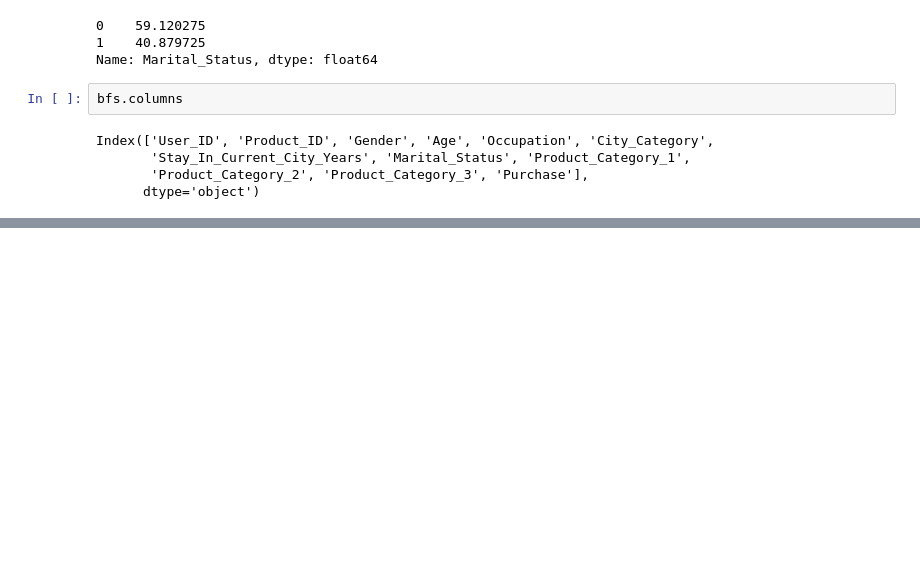
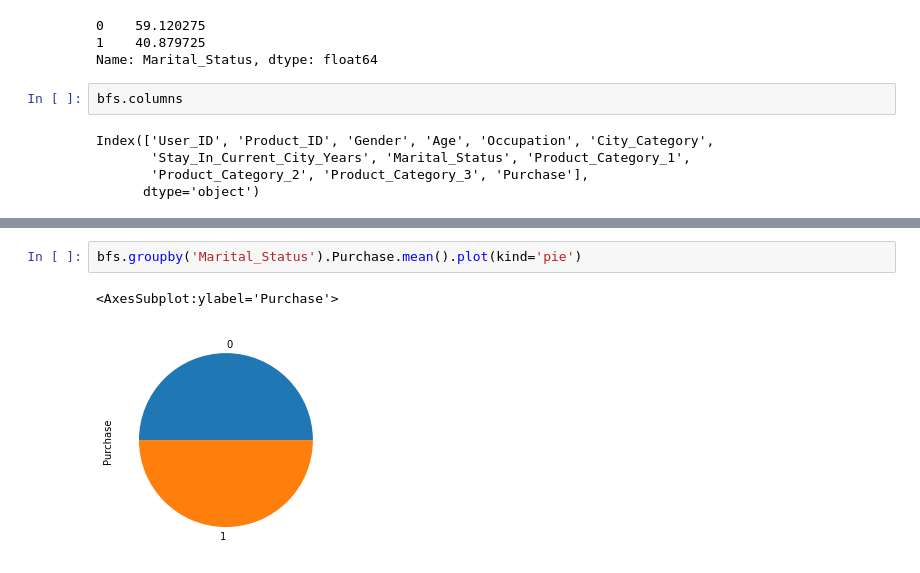
Before and after one commit to shreyashettyk/Data_Analysis, a Jupyter notebook: Black_Friday_Sales_EDA.ipynb, the cells around one changed output, grey strips where cells are left out. Drawn from its saved outputs; the diff is of its cells as text; blank space fills up the shorter version.

```diff
--- a/Black_Friday_Sales_EDA.ipynb
+++ b/Black_Friday_Sales_EDA.ipynb
@@ -120,0 +234,5 @@ Index(['User_ID', 'Product_ID', 'Gender', 'Age', 'Occupation', 'City_Category',
+# %%
+bfs.groupby('Marital_Status').Purchase.mean().plot(kind='pie')
+# %% [output]
+<AxesSubplot:ylabel='Purchase'>
+[figure, added]
```
Also changed, not shown: parts of 21 cells of this notebook.
